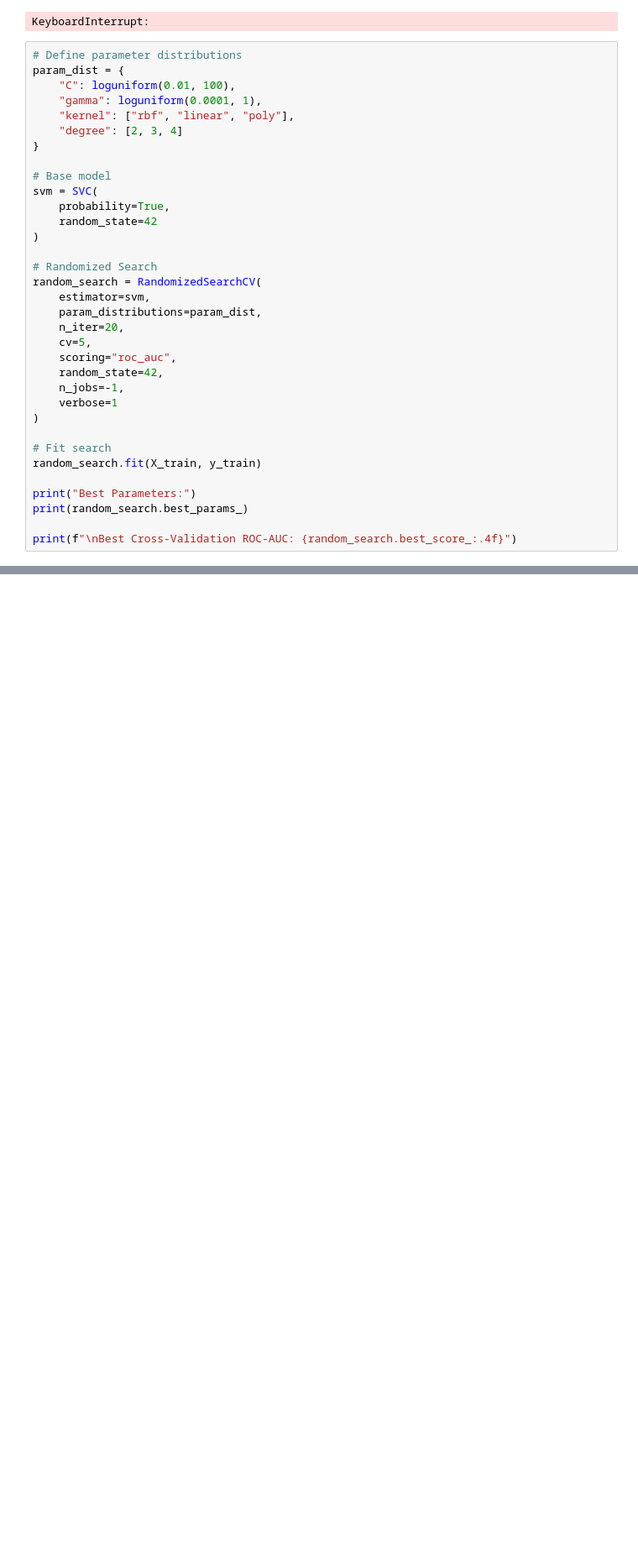
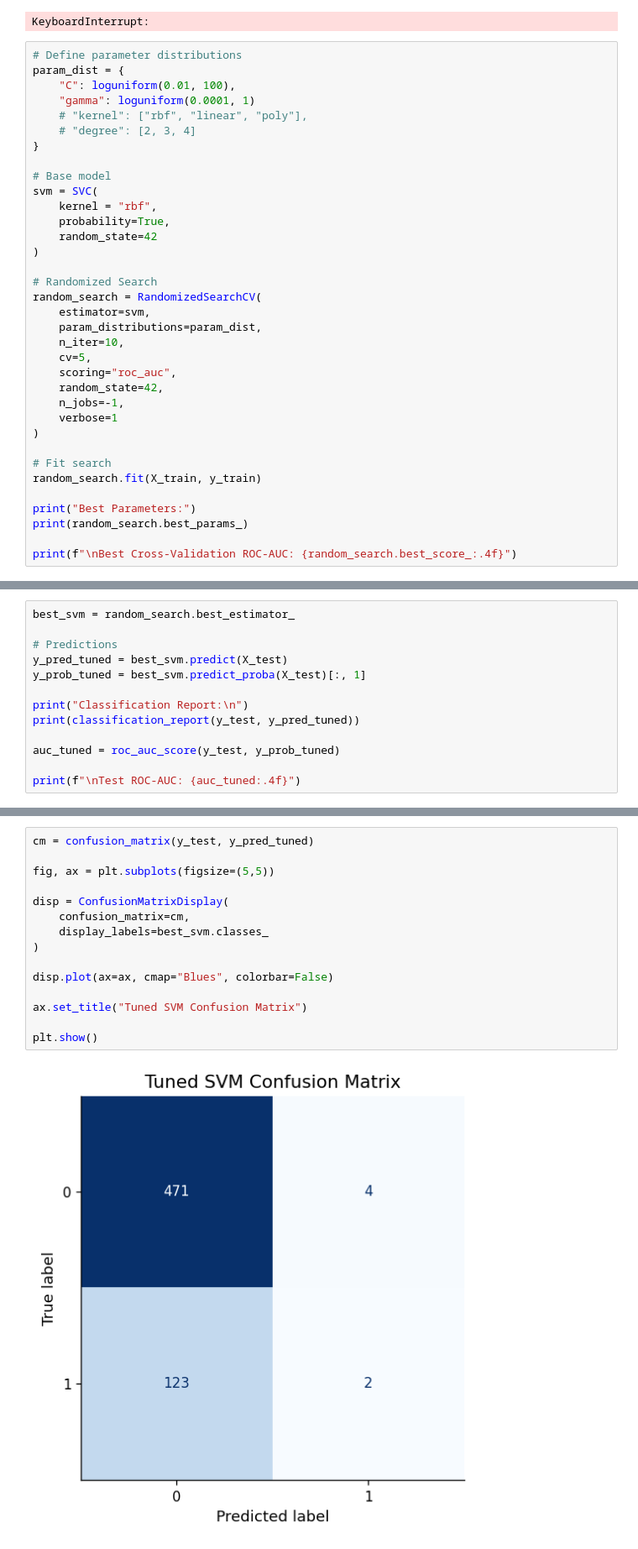
Before and after one commit to zlwym/IAT461_Assignment02, a Jupyter notebook: iat461_a2_scaffold_empty.ipynb, the cells around one changed output, grey strips where cells are left out. Shown at 84% size. Drawn from its saved outputs; the diff is of its cells as text; blank space fills up the shorter version.

```diff
--- a/iat461_a2_scaffold_empty.ipynb
+++ b/iat461_a2_scaffold_empty.ipynb
@@ -1262,13 +1262,14 @@ KeyboardInterrupt:
 # Define parameter distributions
 param_dist = {
     "C": loguniform(0.01, 100),
-    "gamma": loguniform(0.0001, 1),
-    "kernel": ["rbf", "linear", "poly"],
-    "degree": [2, 3, 4]
+    "gamma": loguniform(0.0001, 1)
+    # "kernel": ["rbf", "linear", "poly"],
+    # "degree": [2, 3, 4]
 }
 
 # Base model
 svm = SVC(
+    kernel = "rbf",
     probability=True,
     random_state=42
 )
@@ -1277,7 +1278,7 @@ svm = SVC(
 random_search = RandomizedSearchCV(
     estimator=svm,
     param_distributions=param_dist,
-    n_iter=20,
+    n_iter=10,
     cv=5,
     scoring="roc_auc",
     random_state=42,
@@ -1297,0 +1302,13 @@ KeyboardInterrupt:
+# %%
+best_svm = random_search.best_estimator_
+
+# Predictions
+y_pred_tuned = best_svm.predict(X_test)
+y_prob_tuned = best_svm.predict_proba(X_test)[:, 1]
+
+print("Classification Report:\n")
+print(classification_report(y_test, y_pred_tuned))
+
+auc_tuned = roc_auc_score(y_test, y_prob_tuned)
+
+print(f"\nTest ROC-AUC: {auc_tuned:.4f}")
@@ -1297,0 +1329,17 @@ KeyboardInterrupt:
+# %%
+cm = confusion_matrix(y_test, y_pred_tuned)
+
+fig, ax = plt.subplots(figsize=(5,5))
+
+disp = ConfusionMatrixDisplay(
+    confusion_matrix=cm,
+    display_labels=best_svm.classes_
+)
+
+disp.plot(ax=ax, cmap="Blues", colorbar=False)
+
+ax.set_title("Tuned SVM Confusion Matrix")
+
+plt.show()
+# %% [output]
+[figure, added]
```
Also changed, not shown: parts of 7 cells of this notebook.
